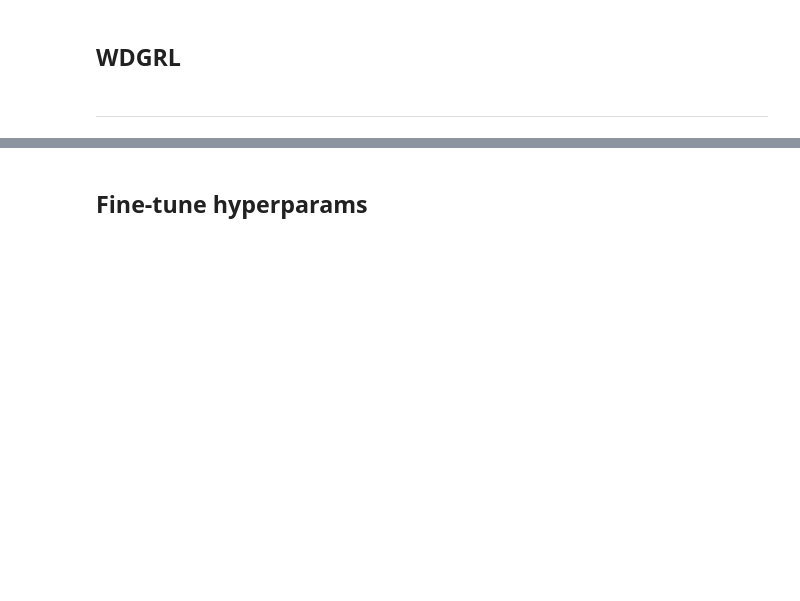
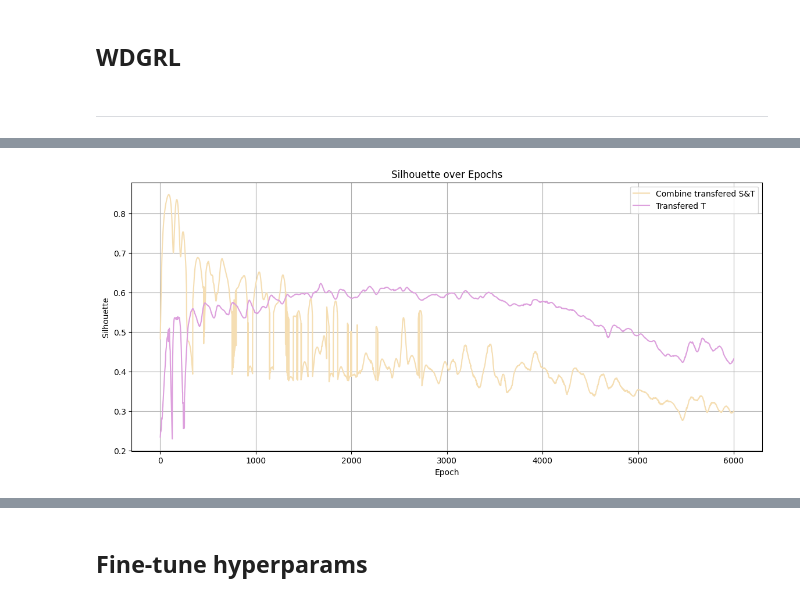
Before and after one commit to locluclak/Clustering-after-DomainAdaptation, a Jupyter notebook: AE-based DA copy.ipynb, the cells around one changed output, grey strips where cells are left out. Drawn from its saved outputs; the diff is of its cells as text; code cells hidden in the pictures; blank space fills up the shorter version.

```diff
--- a/AE-based DA copy.ipynb
+++ b/AE-based DA copy.ipynb
@@ -145,0 +166,13 @@ plt.show()
+# %%
+plt.figure(figsize=(14, 6))
+plt.plot(epochs, silhouette_comb, linestyle='-', color='wheat', label="Combine transfered S&T")
+plt.plot(epochs, sil_Tonly, linestyle='-', color='plum', label="Transfered T")
+
+plt.title('Silhouette over Epochs')
+plt.xlabel('Epoch')
+plt.ylabel('Silhouette')
+plt.grid(True)
+plt.legend()
+plt.show()
+# %% [output]
+[figure, added]
```
Also changed, not shown: parts of 14 cells of this notebook, 1 other file.
